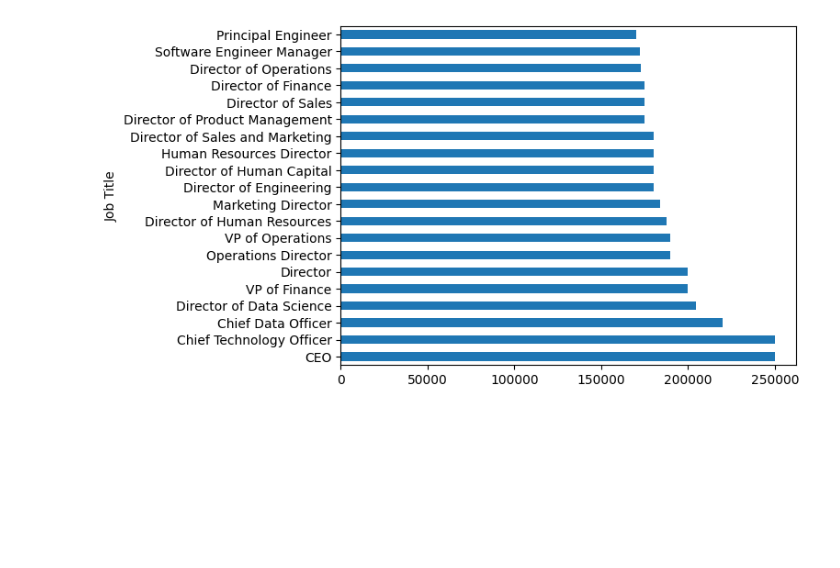
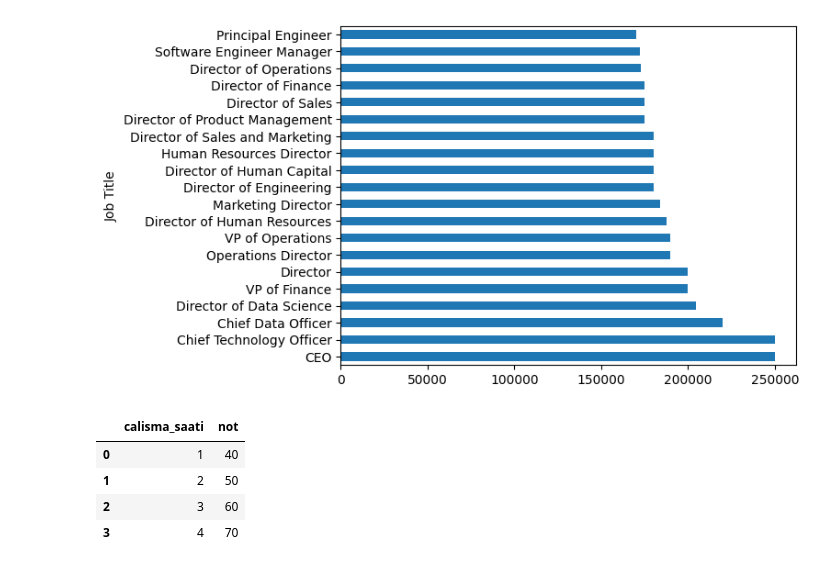
Before and after one commit to aysenuradnrr/Veri-Analizi-E-itimi, a Jupyter notebook: Untitled.ipynb, the cells around one changed output. Drawn from its saved outputs; the diff is of its cells as text; code cells hidden in the pictures; blank space fills up the shorter version.

```diff
--- a/Untitled.ipynb
+++ b/Untitled.ipynb
@@ -766,0 +769,14 @@ salary_df.sort_values(ascending=False).head(20).plot(x="Job Title",y="Salary",ki
+# %%
+data = { "calisma_saati": [1,2,3,4],
+         "not": [40,50,60,70]
+       }
+# %%
+df=pd.DataFrame(data)
+# %%
+df
+# %% [output]
+|  | calisma_saati | not |
+| 0 | 1 | 40 |
+| 1 | 2 | 50 |
+| 2 | 3 | 60 |
+| 3 | 4 | 70 |
```
Also changed, not shown: parts of 10 cells of this notebook.
